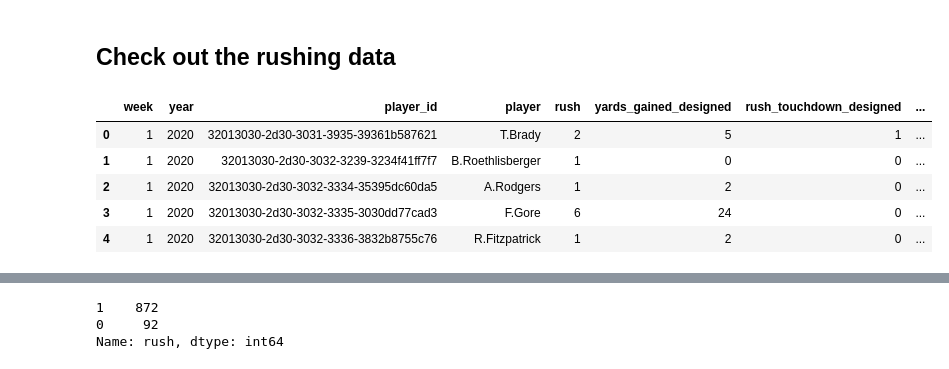
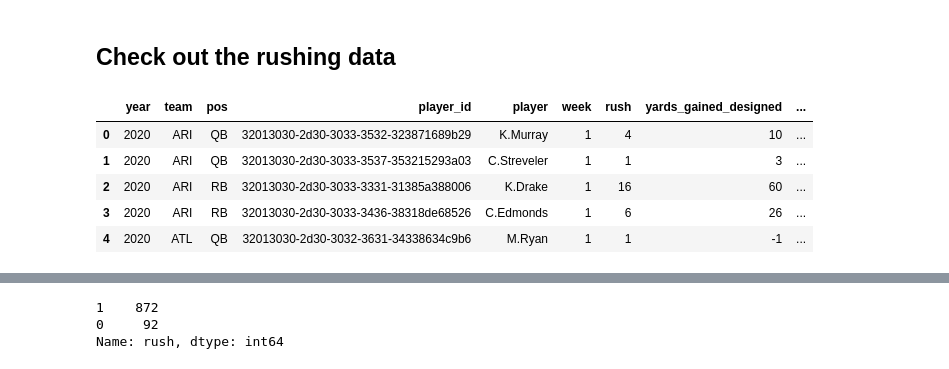
Before and after one commit to shind07/nfl-data-pipeline, a Jupyter notebook: notebooks/qc_rushing.ipynb, the cells around one changed output, grey strips where cells are left out. Drawn from its saved outputs; the diff is of its cells as text; code cells hidden in the pictures.

```diff
--- a/notebooks/qc_rushing.ipynb
+++ b/notebooks/qc_rushing.ipynb
@@ -31,14 +51,14 @@ array([1, 2])
 # %% [markdown]
 ## Check out the rushing data
 # %%
-RUSHING_PATH = os.path.join(DATA_DIRECTORY, "derived", 'rushing_by_player_by_week.csv')
+RUSHING_PATH = os.path.join(DATA_DIRECTORY, "derived", 'rushing_by_player_by_year.csv')
 
 df = pd.read_csv(RUSHING_PATH)
 df.head()
 # %% [output]
-|  | week | year | player_id | player | rush | yards_gained_designed | rush_touchdown_designed | ... |
-| 0 | 1 | 2020 | 32013030-2d30-3031-3935-39361b587621 | T.Brady | 2 | 5 | 1 | ... |
-| 1 | 1 | 2020 | 32013030-2d30-3032-3239-3234f41ff7f7 | B.Roethlisberger | 1 | 0 | 0 | ... |
-| 2 | 1 | 2020 | 32013030-2d30-3032-3334-35395dc60da5 | A.Rodgers | 1 | 2 | 0 | ... |
-| 3 | 1 | 2020 | 32013030-2d30-3032-3335-3030dd77cad3 | F.Gore | 6 | 24 | 0 | ... |
-| 4 | 1 | 2020 | 32013030-2d30-3032-3336-3832b8755c76 | R.Fitzpatrick | 1 | 2 | 0 | ... |
+|  | year | team | pos | player_id | player | week | rush | yards_gained_designed | ... |
+| 0 | 2020 | ARI | QB | 32013030-2d30-3033-3532-323871689b29 | K.Murray | 1 | 4 | 10 | ... |
+| 1 | 2020 | ARI | QB | 32013030-2d30-3033-3537-353215293a03 | C.Streveler | 1 | 1 | 3 | ... |
+| 2 | 2020 | ARI | RB | 32013030-2d30-3033-3331-31385a388006 | K.Drake | 1 | 16 | 60 | ... |
+| 3 | 2020 | ARI | RB | 32013030-2d30-3033-3436-38318de68526 | C.Edmonds | 1 | 6 | 26 | ... |
+| 4 | 2020 | ATL | QB | 32013030-2d30-3032-3631-34338634c9b6 | M.Ryan | 1 | 1 | -1 | ... |
```
Also changed, not shown: parts of 10 cells of this notebook.
